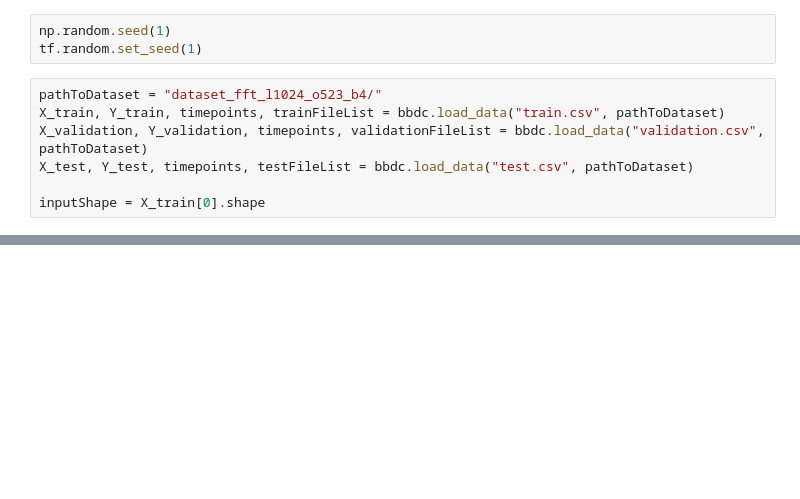
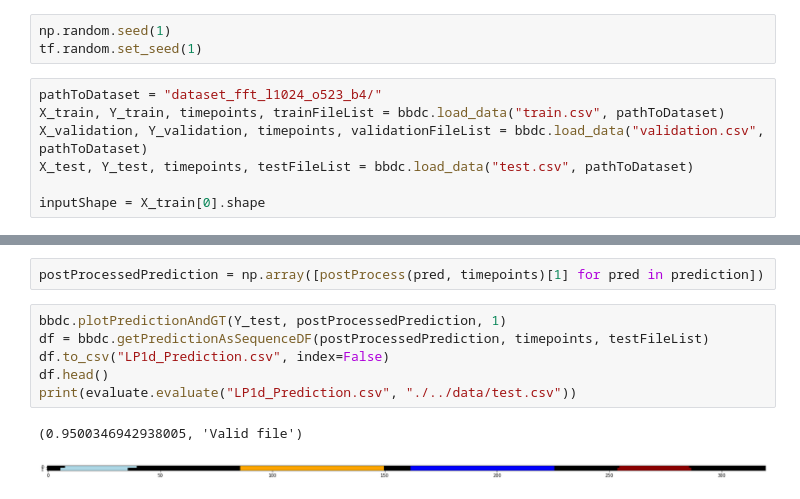
Before and after one commit to ajochim/bbdc2021, a Jupyter notebook: trainings/lessParameter_1d_unet_jannes.ipynb, the cells around one changed output, grey strips where cells are left out. Saved outputs shown, nothing was run; the diff lists cells and outputs as text; blank space fills up the shorter version.

```diff
--- a/trainings/lessParameter_1d_unet_jannes.ipynb
+++ b/trainings/lessParameter_1d_unet_jannes.ipynb
@@ -122,0 +212,11 @@ evaluate.evaluate("LP1d_Prediction.csv", "./../data/test.csv")
+# %%
+postProcessedPrediction = np.array([postProcess(pred, timepoints)[1] for pred in prediction])
+# %%
+bbdc.plotPredictionAndGT(Y_test, postProcessedPrediction, 1)
+df = bbdc.getPredictionAsSequenceDF(postProcessedPrediction, timepoints, testFileList)
+df.to_csv("LP1d_Prediction.csv", index=False)
+df.head()
+print(evaluate.evaluate("LP1d_Prediction.csv", "./../data/test.csv"))
+# %% [output]
+(0.9500346942938005, 'Valid file')
+[figure, added]
```
Also changed, not shown: parts of 14 cells of this notebook.
